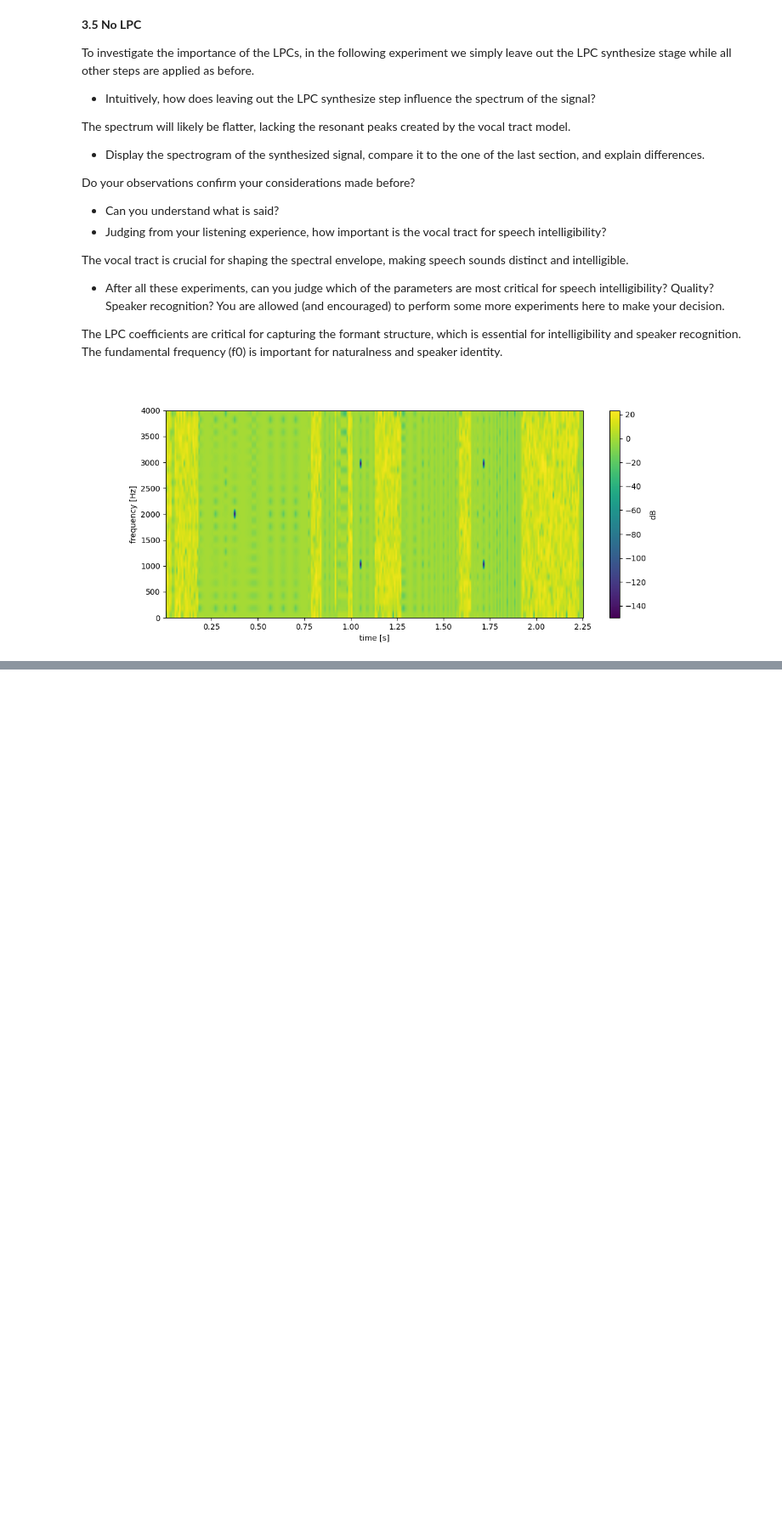
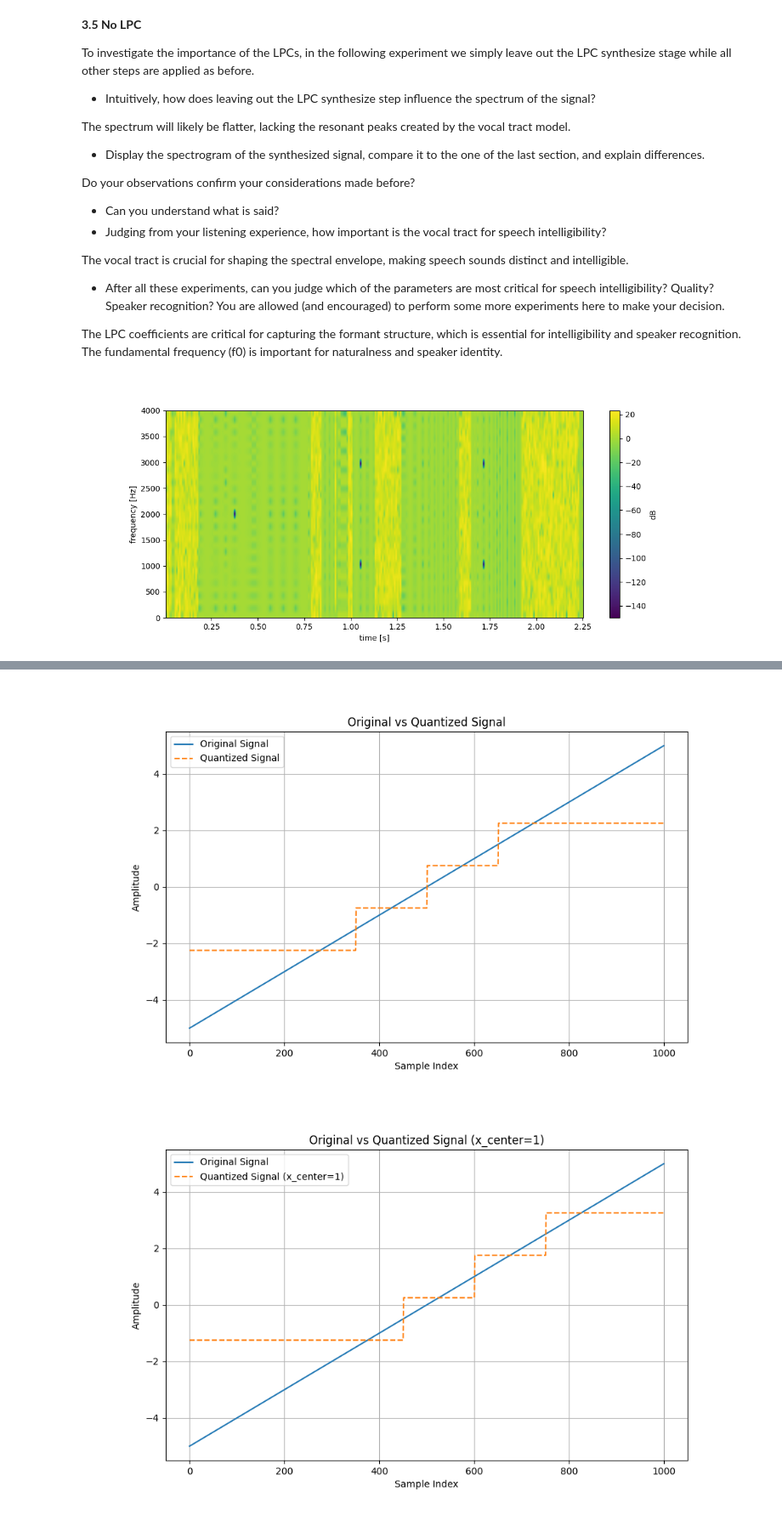
Before and after one commit to leorehm/ssv, a Jupyter notebook: Exercise4/exercise4.ipynb, the cells around one changed output, grey strips where cells are left out. Shown at 85% size. Saved outputs shown, nothing was run; the diff lists cells and outputs as text; code cells hidden in the pictures; blank space fills up the shorter version.

```diff
--- a/Exercise4/exercise4.ipynb
+++ b/Exercise4/exercise4.ipynb
@@ -529,0 +595,69 @@ sd.wait()
+# %%
+def quantize_encoder(x: np.ndarray, num_bits: int, x_range: float, x_center: float) -> np.ndarray:
+    num_levels = 2 ** num_bits
+    step_size = x_range / num_levels
+    x_min = x_center - x_range / 2
+
+    # Quantization process
+    quant_idxs = np.floor((x - x_min) / step_size).astype(int)
+    quant_idxs = np.clip(quant_idxs, 0, num_levels - 1)  # Ensure indices are within valid range
+
+    return quant_idxs
+
+def quantize_decoder(quant_idxs: np.ndarray, num_bits: int, x_range: float, x_center: float) -> np.ndarray:
+    num_levels = 2 ** num_bits
+    step_size = x_range / num_levels
+    x_min = x_center - x_range / 2
+
+    # Reconstruction process
+    quantized_x = quant_idxs * step_size + x_min + step_size / 2
+
+    return quantized_x
+
+# Test the quantizer implementation with the provided functions
+x_test = np.arange(-5, 5, 0.01)
+
+# Quantization parameters
+x_range = 6
+x_center = 0
+num_bits = 2
+
+# Encode the signal
+quant_idxs = quantize_encoder(x_test, num_bits, x_range, x_center)
+
+# Decode the signal
+quantized_x = quantize_decoder(quant_idxs, num_bits, x_range, x_center)
+
+# Plot the original and quantized signals
+plt.figure(figsize=(10, 6))
+plt.plot(x_test, label='Original Signal')
+plt.plot(quantized_x, label='Quantized Signal', linestyle='--')
+plt.xlabel('Sample Index')
+plt.ylabel('Amplitude')
+plt.title('Original vs Quantized Signal')
+plt.legend()
+plt.grid(True)
+plt.show()
+
+# Change x_center and observe the effect
+x_center_new = 1
+
+# Encode the signal with new x_center
+quant_idxs_new = quantize_encoder(x_test, num_bits, x_range, x_center_new)
+
+# Decode the signal with new x_center
+quantized_x_new = quantize_decoder(quant_idxs_new, num_bits, x_range, x_center_new)
+
+# Plot the original and quantized signals with new x_center
+plt.figure(figsize=(10, 6))
+plt.plot(x_test, label='Original Signal')
+plt.plot(quantized_x_new, label='Quantized Signal (x_center=1)', linestyle='--')
+plt.xlabel('Sample Index')
+plt.ylabel('Amplitude')
+plt.title('Original vs Quantized Signal (x_center=1)')
+plt.legend()
+plt.grid(True)
+plt.show()
+# %% [output]
+[figure, added]
+[figure, added]
```
Also changed, not shown: parts of 1 cell of this notebook.
